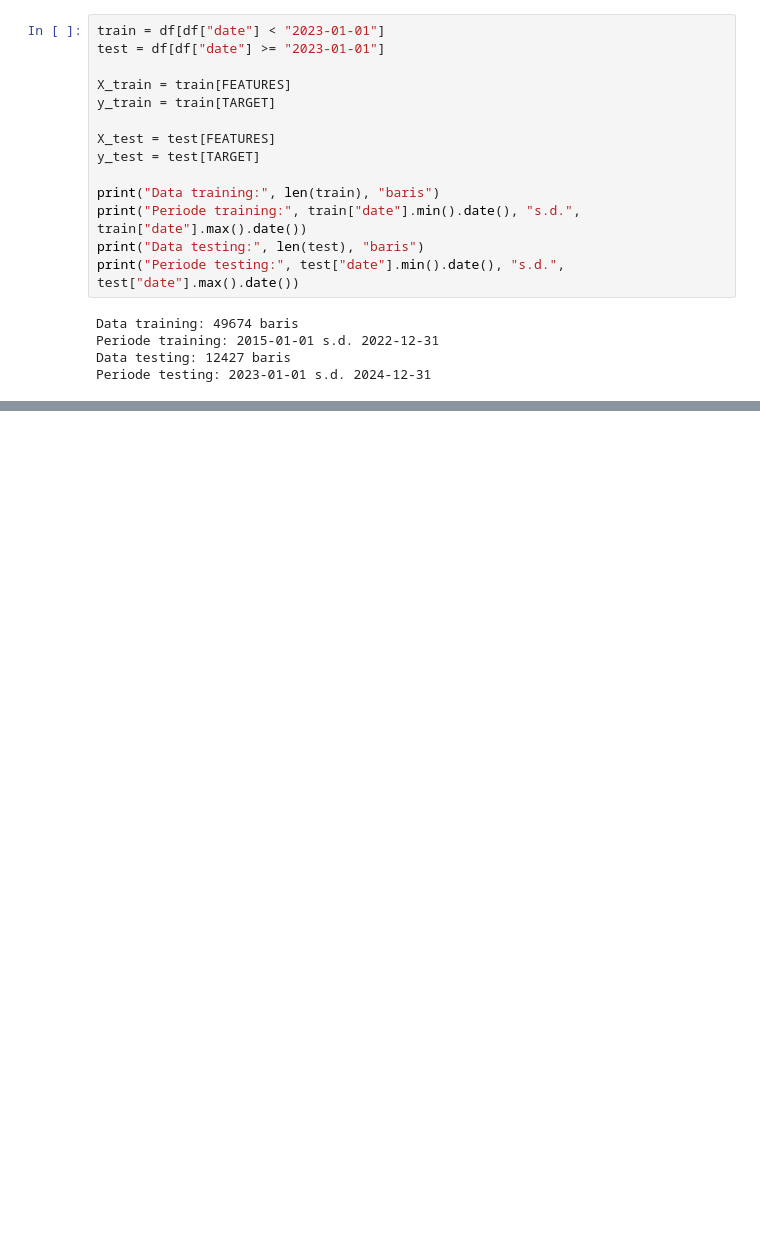
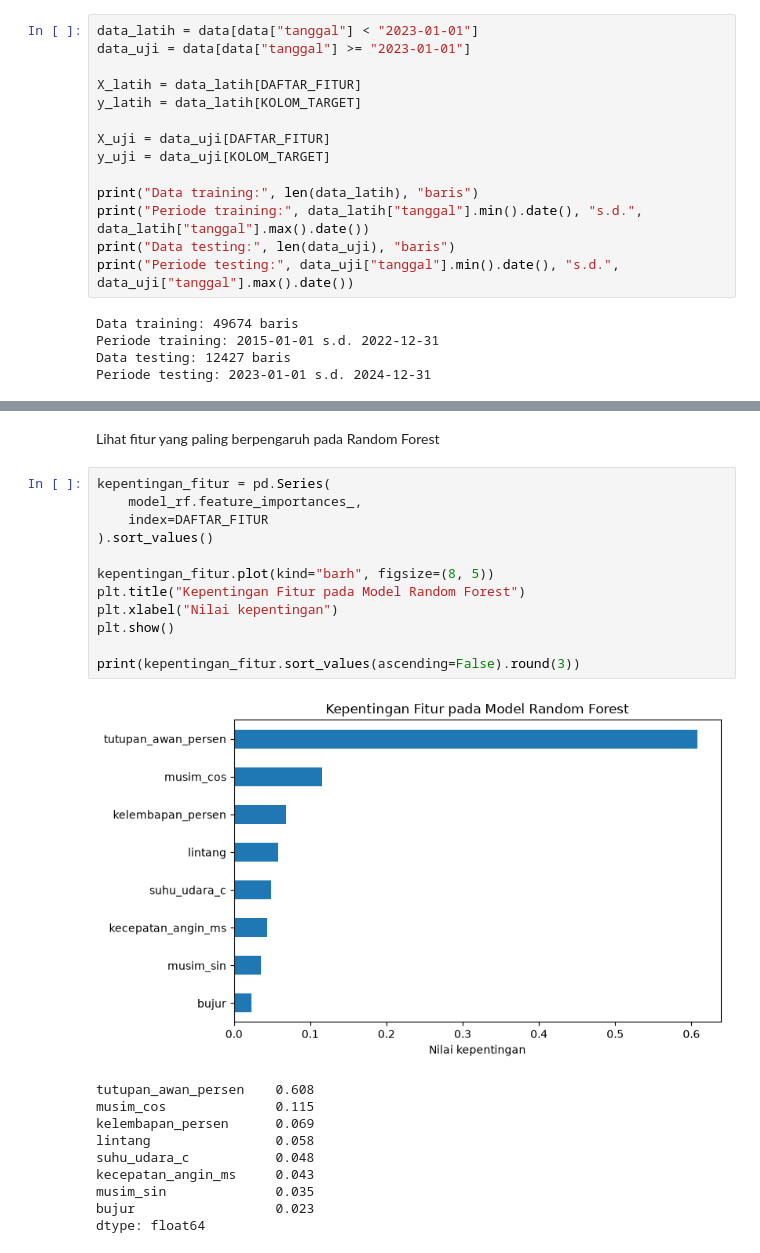
Before and after one commit to analisis335-ai/AI-DAYA-SURYA, a Jupyter notebook: project2.ipynb, the cells around one changed output, grey strips where cells are left out. Cells and saved outputs as stored; diff of their text form; blank space fills up the shorter version.

```diff
--- a/project2.ipynb
+++ b/project2.ipynb
@@ -126,17 +157,17 @@ Fitur: ['temp_2m_c', 'humidity_2m_pct', 'wind_2m_ms', 'cloud_pct', 'latitude', '
 # %%
-train = df[df["date"] < "2023-01-01"]
-test = df[df["date"] >= "2023-01-01"]
+data_latih = data[data["tanggal"] < "2023-01-01"]
+data_uji = data[data["tanggal"] >= "2023-01-01"]
 
-X_train = train[FEATURES]
-y_train = train[TARGET]
+X_latih = data_latih[DAFTAR_FITUR]
+y_latih = data_latih[KOLOM_TARGET]
 
-X_test = test[FEATURES]
-y_test = test[TARGET]
+X_uji = data_uji[DAFTAR_FITUR]
+y_uji = data_uji[KOLOM_TARGET]
 
-print("Data training:", len(train), "baris")
-print("Periode training:", train["date"].min().date(), "s.d.", train["date"].max().date())
-print("Data testing:", len(test), "baris")
-print("Periode testing:", test["date"].min().date(), "s.d.", test["date"].max().date())
+print("Data training:", len(data_latih), "baris")
+print("Periode training:", data_latih["tanggal"].min().date(), "s.d.", data_latih["tanggal"].max().date())
+print("Data testing:", len(data_uji), "baris")
+print("Periode testing:", data_uji["tanggal"].min().date(), "s.d.", data_uji["tanggal"].max().date())
 # %% [output]
 Data training: 49674 baris
 Periode training: 2015-01-01 s.d. 2022-12-31
@@ -171,0 +293,25 @@ R²:   0.698
+# %% [markdown]
+Lihat fitur yang paling berpengaruh pada Random Forest
+# %%
+kepentingan_fitur = pd.Series(
+    model_rf.feature_importances_,
+    index=DAFTAR_FITUR
+).sort_values()
+
+kepentingan_fitur.plot(kind="barh", figsize=(8, 5))
+plt.title("Kepentingan Fitur pada Model Random Forest")
+plt.xlabel("Nilai kepentingan")
+plt.show()
+
+print(kepentingan_fitur.sort_values(ascending=False).round(3))
+# %% [output]
+[figure, added]
+tutupan_awan_persen    0.608
+musim_cos              0.115
+kelembapan_persen      0.069
+lintang                0.058
+suhu_udara_c           0.048
+kecepatan_angin_ms     0.043
+musim_sin              0.035
+bujur                  0.023
+dtype: float64
```
Also changed, not shown: parts of 20 cells of this notebook, 1 other file.
